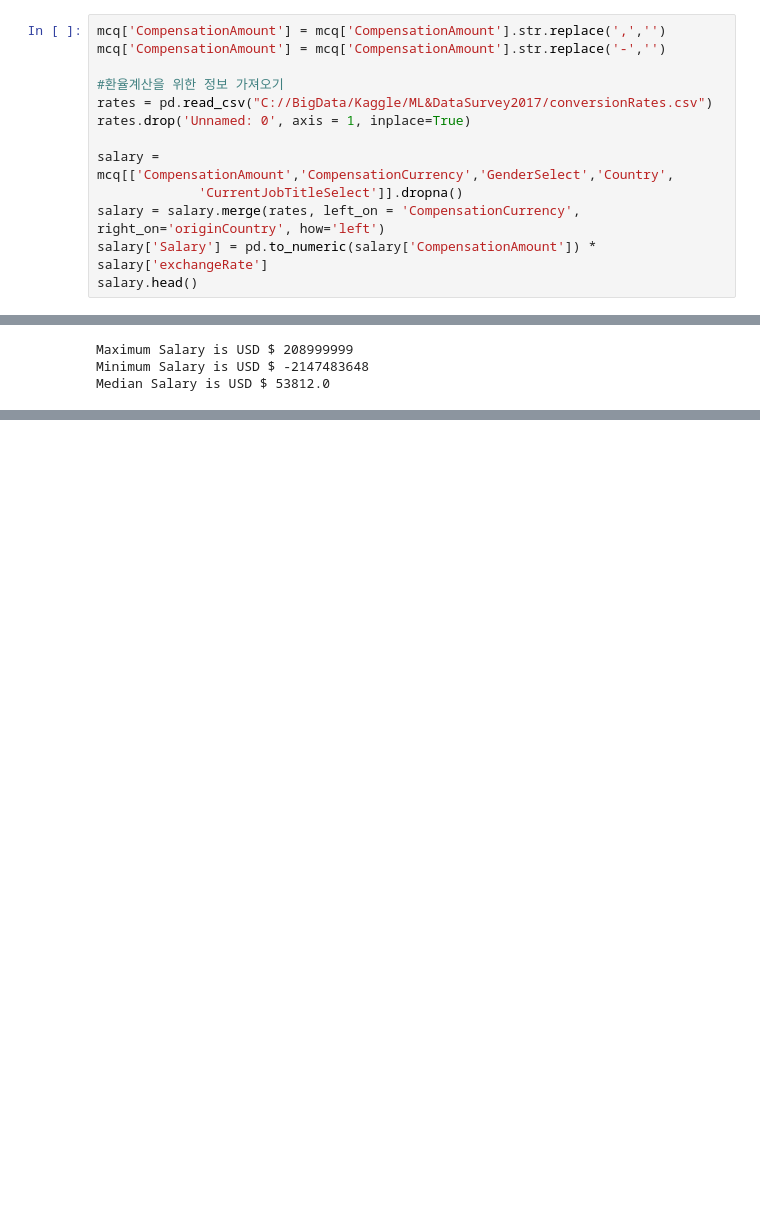
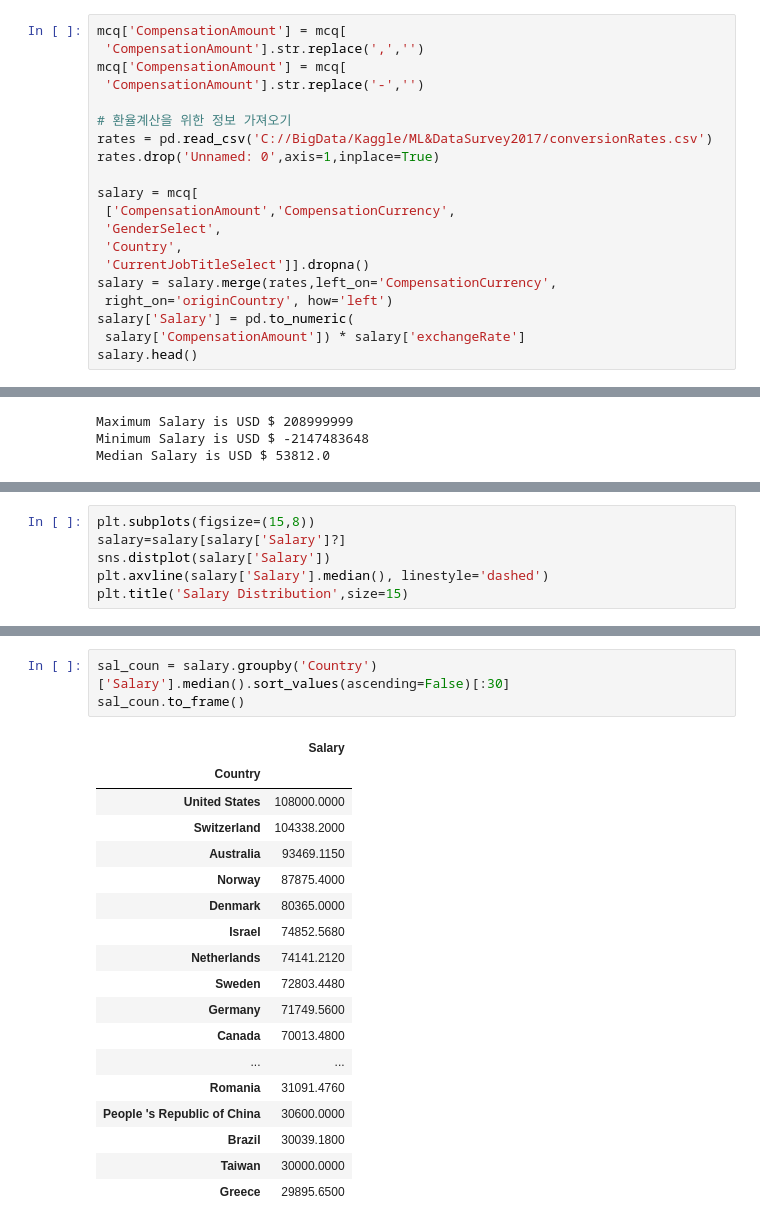
Before and after one commit to eunseokmax/Kaggel_personal, a Jupyter notebook: Kaggle_ML_DS_survey_2017_review.ipynb, the cells around one changed output, grey strips where cells are left out. Cells and saved outputs as stored; diff of their text form; blank space fills up the shorter version.

Commit message:
MLDL_survey_review3

```diff
--- a/Kaggle_ML_DS_survey_2017_review.ipynb
+++ b/Kaggle_ML_DS_survey_2017_review.ipynb
@@ -662,17 +662,24 @@ mcq[mcq['CompensationAmount'].notnull()].shape
 # %% [output]
 (5224, 228)
 # %%
-mcq['CompensationAmount'] = mcq['CompensationAmount'].str.replace(',','')
-mcq['CompensationAmount'] = mcq['CompensationAmount'].str.replace('-','')
+mcq['CompensationAmount'] = mcq[
+ 'CompensationAmount'].str.replace(',','')
+mcq['CompensationAmount'] = mcq[
+ 'CompensationAmount'].str.replace('-','')
 
-#환율계산을 위한 정보 가져오기
-rates = pd.read_csv("C://BigData/Kaggle/ML&DataSurvey2017/conversionRates.csv")
-rates.drop('Unnamed: 0', axis = 1, inplace=True)
+# 환율계산을 위한 정보 가져오기
+rates = pd.read_csv('C://BigData/Kaggle/ML&DataSurvey2017/conversionRates.csv')
+rates.drop('Unnamed: 0',axis=1,inplace=True)
 
-salary = mcq[['CompensationAmount','CompensationCurrency','GenderSelect','Country',
-             'CurrentJobTitleSelect']].dropna()
-salary = salary.merge(rates, left_on = 'CompensationCurrency', right_on='originCountry', how='left')
-salary['Salary'] = pd.to_numeric(salary['CompensationAmount']) * salary['exchangeRate']
+salary = mcq[
+ ['CompensationAmount','CompensationCurrency',
+ 'GenderSelect',
+ 'Country',
+ 'CurrentJobTitleSelect']].dropna()
+salary = salary.merge(rates,left_on='CompensationCurrency',
+ right_on='originCountry', how='left')
+salary['Salary'] = pd.to_numeric(
+ salary['CompensationAmount']) * salary['exchangeRate']
 salary.head()
 # %% [output]
 |  | CompensationAmount | CompensationCurrency | GenderSelect | Country | CurrentJobTitleSelect | originCountry | ... |
@@ -691,0 +701,6 @@ Median Salary is USD $ 53812.0
+# %%
+plt.subplots(figsize=(15,8))
+salary=salary[salary['Salary']?]
+sns.distplot(salary['Salary'])
+plt.axvline(salary['Salary'].median(), linestyle='dashed')
+plt.title('Salary Distribution',size=15)
@@ -691,0 +728,22 @@ Median Salary is USD $ 53812.0
+# %%
+sal_coun = salary.groupby('Country')['Salary'].median().sort_values(ascending=False)[:30]
+sal_coun.to_frame()
+# %% [output]
+|  | Salary |
+| Country |  |
+| United States | 108000.0000 |
+| Switzerland | 104338.2000 |
+| Australia | 93469.1150 |
+| Norway | 87875.4000 |
+| Denmark | 80365.0000 |
+| Israel | 74852.5680 |
+| Netherlands | 74141.2120 |
+| Sweden | 72803.4480 |
+| Germany | 71749.5600 |
+| Canada | 70013.4800 |
+| ... | ... |
+| Romania | 31091.4760 |
+| People 's Republic of China | 30600.0000 |
+| Brazil | 30039.1800 |
+| Taiwan | 30000.0000 |
+| Greece | 29895.6500 |
```
Also changed, not shown: parts of 7 cells of this notebook.
